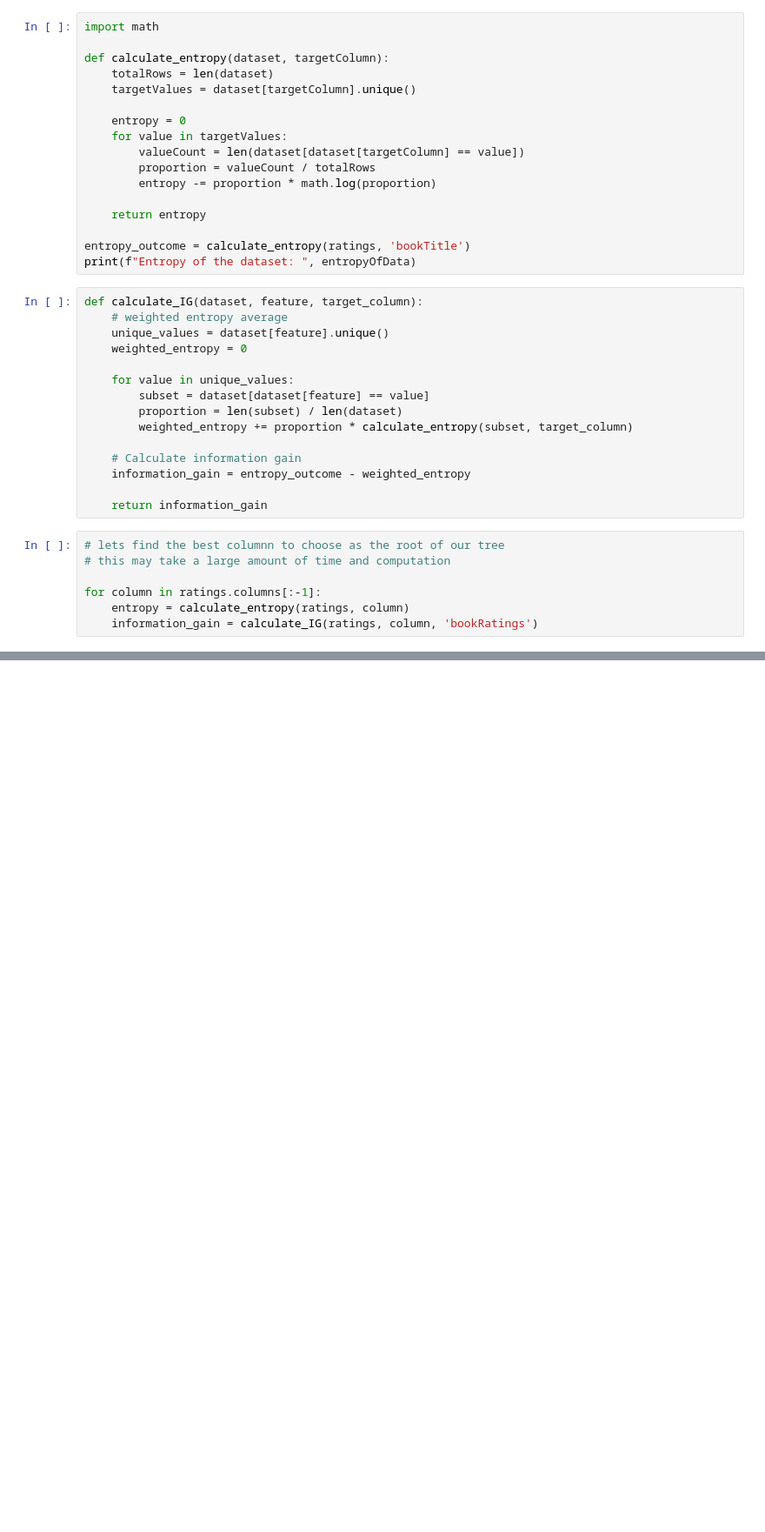
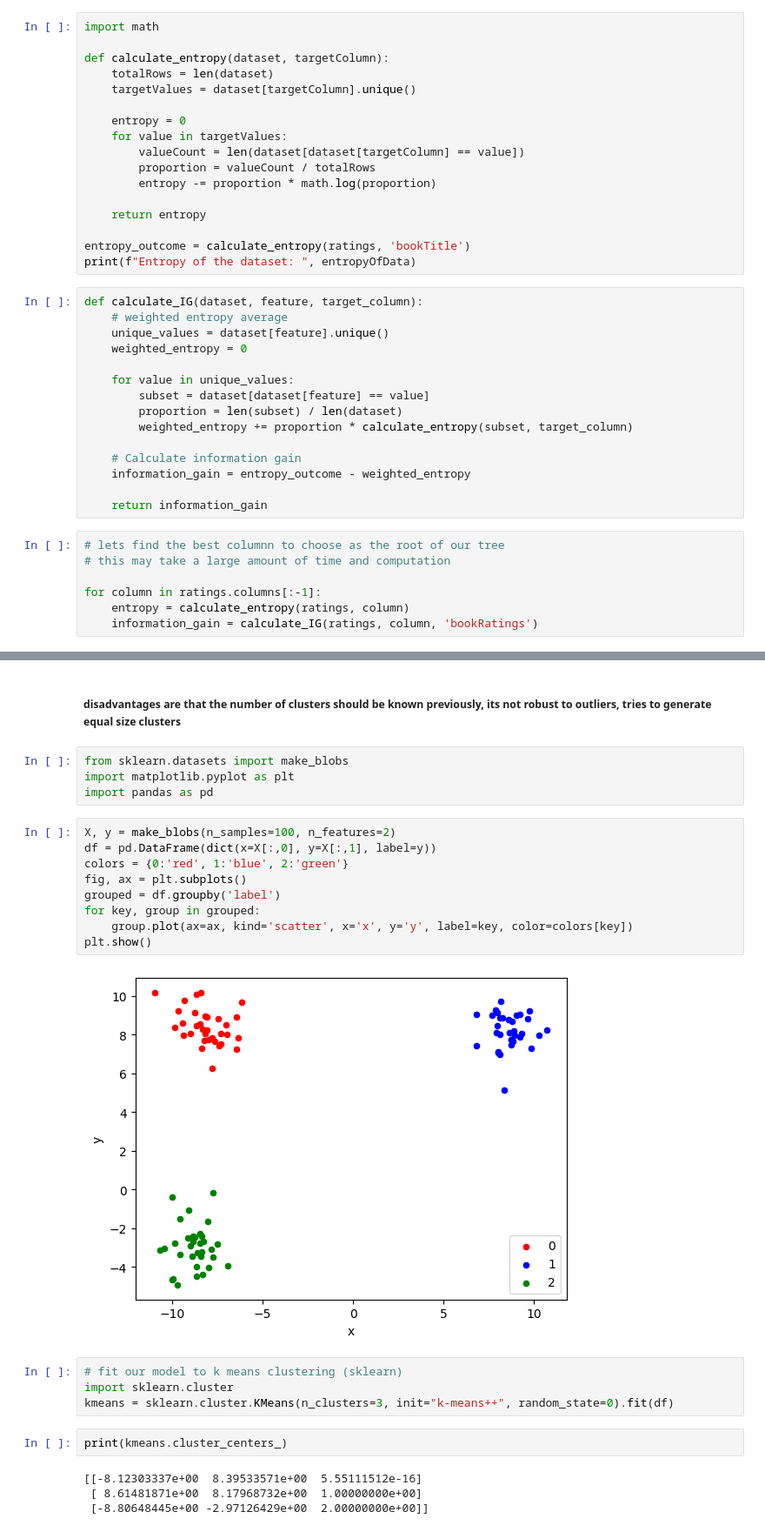
Before and after one commit to shayantrix/recommendation-system, a Jupyter notebook: Recommendation_System_Shayan.ipynb, the cells around one changed output, grey strips where cells are left out. Shown: that part at 87% size. Cells and saved outputs as stored; diff of their text form; blank space fills up the shorter version.

Commit message:
Added Clustering model

```diff
--- a/Recommendation_System_Shayan.ipynb
+++ b/Recommendation_System_Shayan.ipynb
@@ -330,0 +340,27 @@ for column in ratings.columns[:-1]:
+# %% [markdown]
+##### disadvantages are that the number of clusters should be known previously, its not robust to outliers, tries to generate equal size clusters
+# %%
+from sklearn.datasets import make_blobs
+import matplotlib.pyplot as plt
+import pandas as pd
+# %%
+X, y = make_blobs(n_samples=100, n_features=2)
+df = pd.DataFrame(dict(x=X[:,0], y=X[:,1], label=y))
+colors = {0:'red', 1:'blue', 2:'green'}
+fig, ax = plt.subplots()
+grouped = df.groupby('label')
+for key, group in grouped:
+    group.plot(ax=ax, kind='scatter', x='x', y='y', label=key, color=colors[key])
+plt.show()
+# %% [output]
+[figure, added]
+# %%
+# fit our model to k means clustering (sklearn)
+import sklearn.cluster
+kmeans = sklearn.cluster.KMeans(n_clusters=3, init="k-means++", random_state=0).fit(df)
+# %%
+print(kmeans.cluster_centers_)
+# %% [output]
+[[-8.12303337e+00  8.39533571e+00  5.55111512e-16]
+ [ 8.61481871e+00  8.17968732e+00  1.00000000e+00]
+ [-8.80648445e+00 -2.97126429e+00  2.00000000e+00]]
```
Also changed, not shown: parts of 4 cells of this notebook.
